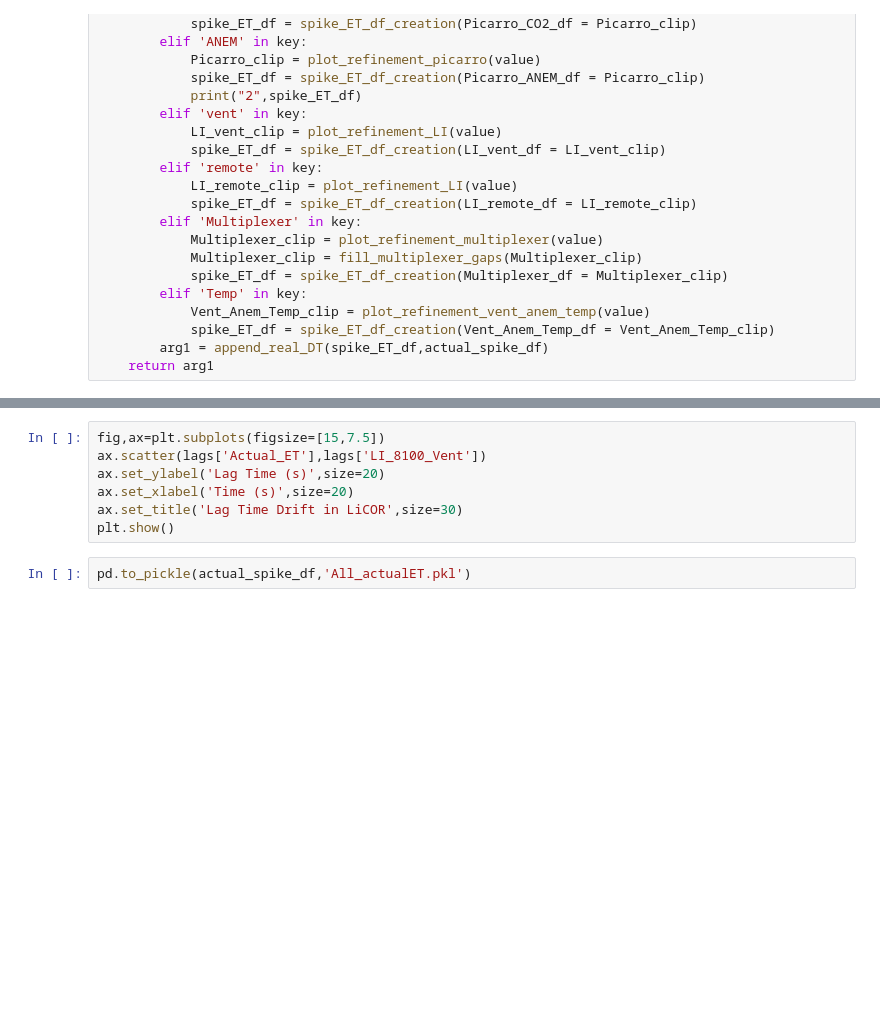
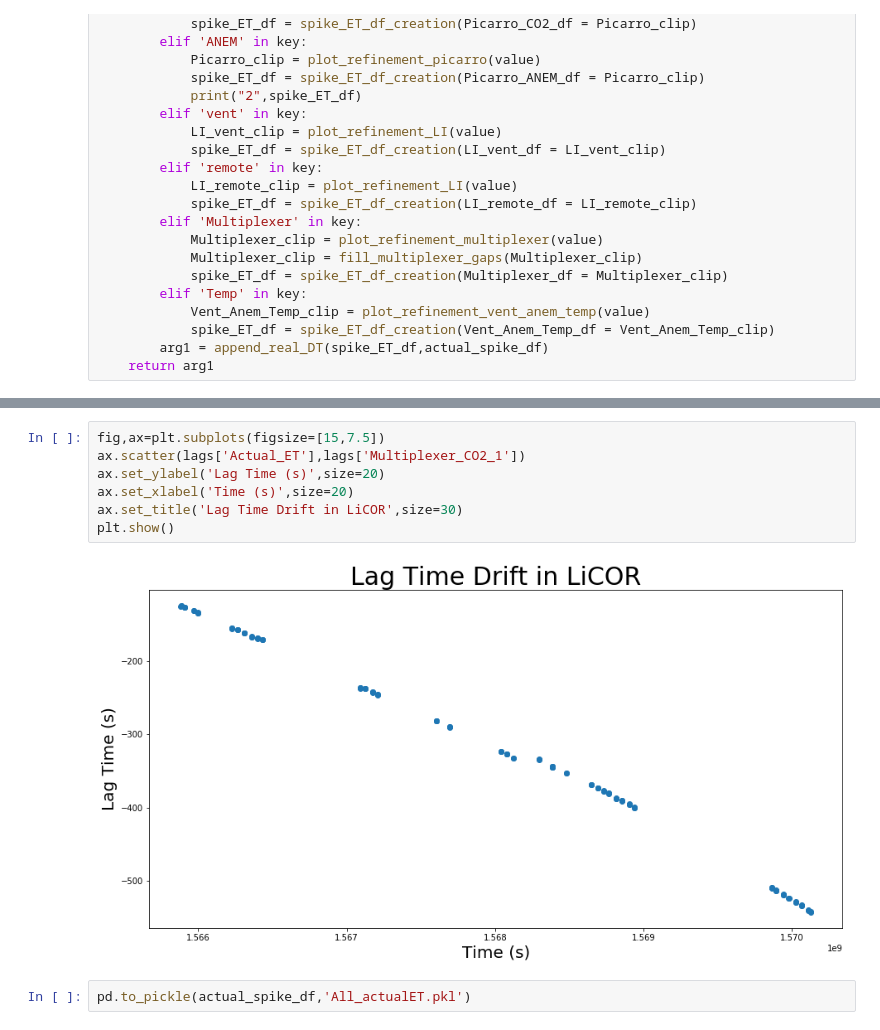
Before and after one commit to agmeyer4/CO2_Eddy, a Jupyter notebook: Spike_Finder.ipynb, the cells around one changed output, grey strips where cells are left out. Drawn from its saved outputs; the diff is of its cells as text; blank space fills up the shorter version.

```diff
--- a/Spike_Finder.ipynb
+++ b/Spike_Finder.ipynb
@@ -815,9 +841,11 @@ lags.head(12)
 # %%
 fig,ax=plt.subplots(figsize=[15,7.5])
-ax.scatter(lags['Actual_ET'],lags['LI_8100_Vent'])
+ax.scatter(lags['Actual_ET'],lags['Multiplexer_CO2_1'])
 ax.set_ylabel('Lag Time (s)',size=20)
 ax.set_xlabel('Time (s)',size=20)
 ax.set_title('Lag Time Drift in LiCOR',size=30)
 plt.show()
+# %% [output]
+[figure, added]
 # %%
 pd.to_pickle(actual_spike_df,'All_actualET.pkl')
```
Also changed, not shown: parts of 17 cells of this notebook, 6 other files.
